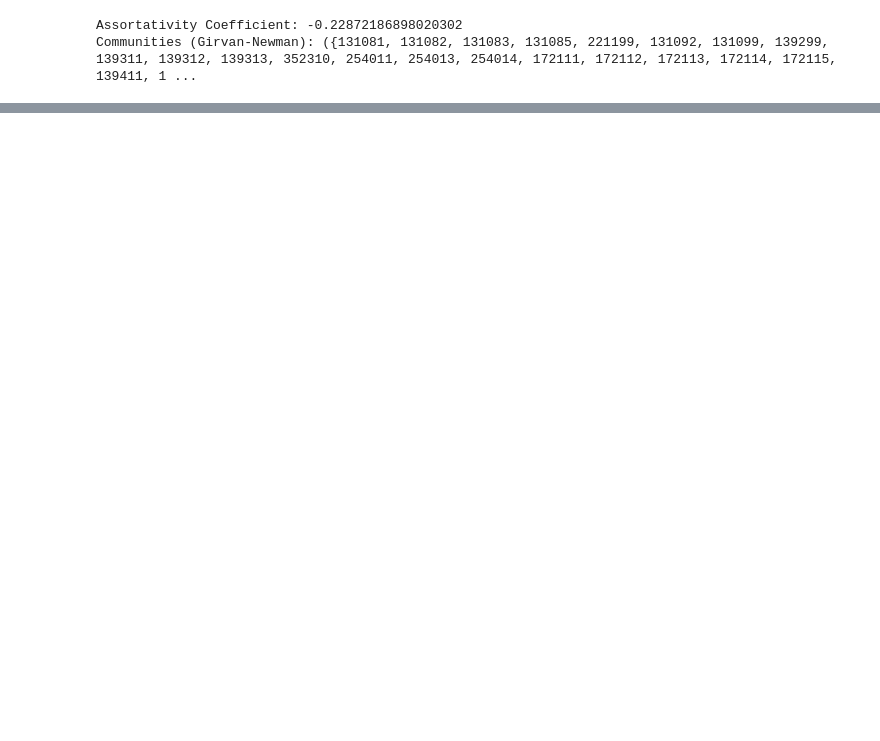
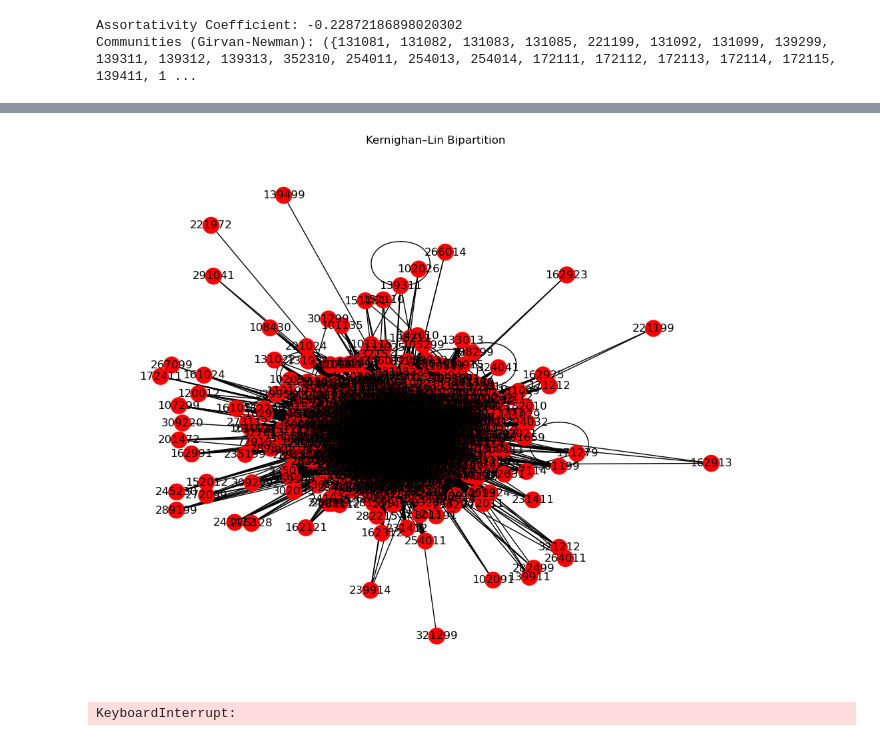
Before and after one commit to Yunbo-max/L65-Geometric-Deep-Learning, a Jupyter notebook: Dataset/VAT/dependency.ipynb, the cells around one changed output, grey strips where cells are left out. Cells and saved outputs as stored; diff of their text form; code cells hidden in the pictures; blank space fills up the shorter version.

```diff
--- a/Dataset/VAT/dependency.ipynb
+++ b/Dataset/VAT/dependency.ipynb
@@ -772,0 +746,46 @@ ranking_df.to_csv(output_file, index=False)
+# %%
+import networkx as nx
+import community
+import matplotlib.pyplot as plt
+
+
+import networkx as nx
+import community
+import matplotlib.pyplot as plt
+
+# Assuming you have already created the directed graph G
+# Example:
+# G = nx.DiGraph()
+# Add edges to the graph based on your data
+
+# Convert G to undirected graph
+G = G.to_undirected()
+
+
+bipartition = nx.community.kernighan_lin_bisection(G)
+colors = ['blue' if node in bipartition[0] else 'red' for node in G.nodes()]
+plt.figure(figsize=(10, 8))
+nx.draw(G, with_labels=True, node_color=colors)
+plt.title("Kernighan–Lin Bipartition")
+plt.show()
+# %% [output]
+[figure, added]
+# %%
+import matplotlib.pyplot as plt
+import networkx as nx
+
+# Assuming you have already created the directed graph G
+# Example:
+# G = nx.DiGraph()
+# Add edges to the graph based on your data
+
+# K-Clique Communities
+k = 3  # Choose the value of k for k-clique communities
+clique_communities = list(nx.community.k_clique_communities(G,k))
+colors = [i for i in range(len(clique_communities)) for _ in clique_communities[i]]
+plt.figure(figsize=(10, 8))
+nx.draw(G, with_labels=True, node_color=colors)
+plt.title(f"{k}-Clique Communities")
+plt.show()
+# %% [output]
+KeyboardInterrupt:
```
Also changed, not shown: parts of 11 cells of this notebook, 4 other files.
